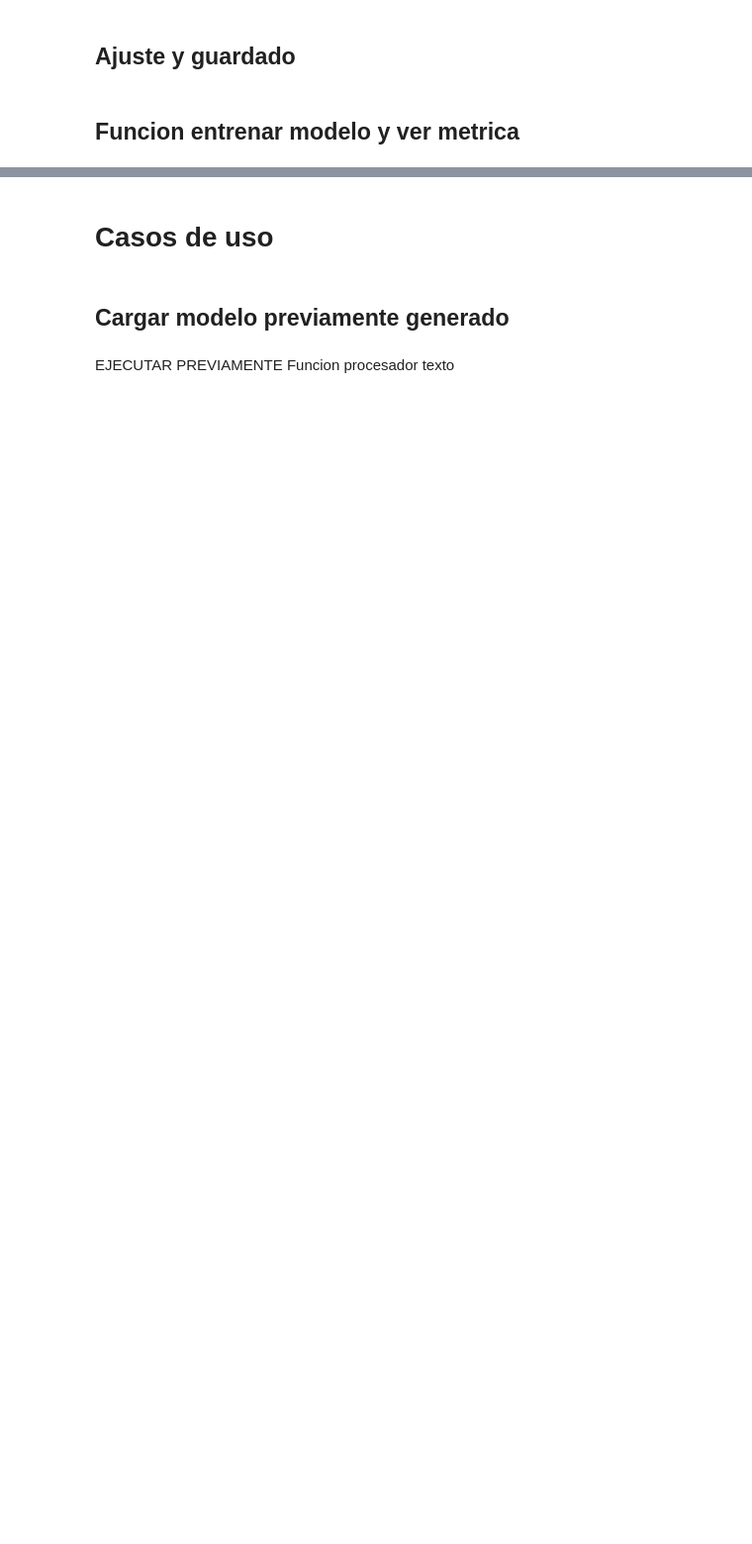
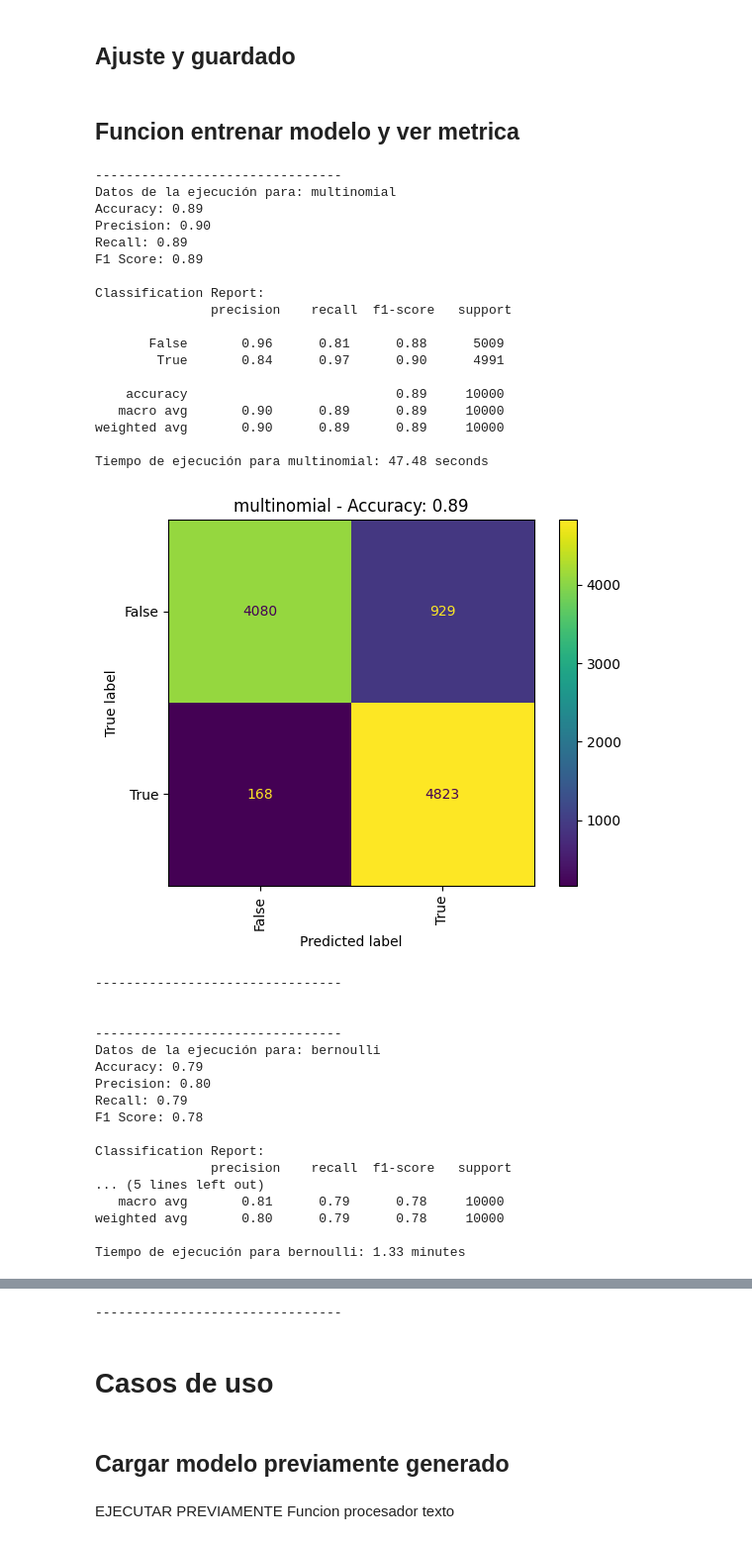
Before and after one commit to victor-POL/Deteccion-Violencia-y-Tentativas-Suicidio-NLP, a Jupyter notebook: tentativa_suicidio/collabs/TP_Dataset_Suicide.ipynb, the cells around one changed output, grey strips where cells are left out. Shown at 99% size. Cells and saved outputs as stored; diff of their text form; code cells hidden in the pictures; blank space fills up the shorter version.

Commit message:
Modelo suicidio entrenado 50k version final

```diff
--- a/tentativa_suicidio/collabs/TP_Dataset_Suicide.ipynb
+++ b/tentativa_suicidio/collabs/TP_Dataset_Suicide.ipynb
@@ -190,8 +226,7 @@ from sklearn.model_selection import train_test_split
 
 X_train, X_test, y_train, y_test = train_test_split(dataframe[columna_texto],
                                                     dataframe[columna_clasificacion],
-                                                    test_size=0.20, random_state=0,
-                                                    stratify=dataframe[columna_clasificacion])
+                                                    test_size=0.20, random_state=0)
 
 count_vectorizer = CountVectorizer(analyzer=preprocessing_function, binary=True)
 
@@ -225,11 +260,13 @@ def test(clf, nombreModelo):
   else:
     execution_time_str = "{:.2f} seconds".format(execution_time)
 
+  print("Datos de la ejecución para: " + nombreModelo)
   print(f"Accuracy: {accuracy:.2f}")
   print(f"Precision: {precision:.2f}")
   print(f"Recall: {recall:.2f}")
   print(f"F1 Score: {f1:.2f}")
   print("\nClassification Report:\n", classification_report(y_test, y_pred))
+  print(f"Tiempo de ejecución para {nombreModelo}: {execution_time_str}")
 
   disp = ConfusionMatrixDisplay.from_estimator(
         clf, X_test_vectorized.toarray(), y_test,  xticks_rotation="vertical"
@@ -240,33 +277,70 @@ def test(clf, nombreModelo):
   # disp.plot()
   plt.show()
 
-  return disp, execution_time_str
+  return disp
 # %%
 # MODIFICAR ESTOS PARAMETROS PARA EL GUARDADO
 # --------------------------------------------------------
 # Colocar en true el modelo que se desea entrenar
 modelos_disponibles = {
-    Modelos.LOGISTIC_REGRESSION.value : True,
-    Modelos.DECISION_TREE.value: True,
     Modelos.MULTINOMIAL.value: True,
     Modelos.BERNOULLI.value: True,
     Modelos.GAUSIAN.value: True,
+    Modelos.LOGISTIC_REGRESSION.value : True,
+    Modelos.DECISION_TREE.value: True,
 }
 path_base_modelo = '/content/' if is_running_on_colab() else '..\\entrenados\\'
 # --------------------------------------------------------
 
 cant_entrenada_str = "{:.0f}".format(cant_importada/1000) + 'k'
 
 for nombreModelo, entrenar in modelos_disponibles.items():
     if entrenar:
+        print("\n--------------------------------")
         modelToTrain = select_model_to_train(nombreModelo)
-        disp, execution_time_str = test(modelToTrain, nombreModelo)
-        print(f"Tiempo de ejecución para {nombreModelo}: {execution_time_str}")
+        test(modelToTrain, nombreModelo)
 
         path_modelo = path_base_modelo + nombreModelo + '_' + cant_entrenada_str
         joblib.dump(modelToTrain, path_modelo +  '_model.pkl')
         joblib.dump(count_vectorizer, path_modelo + '_vector.pkl')
         modelToTrain = None
     else:
         print(f"Modelo {nombreModelo} no entrenado")
-    print("--------------------------------")
+    print("--------------------------------\n")
+# %% [output]
+--------------------------------
+Datos de la ejecución para: multinomial
+Accuracy: 0.89
+Precision: 0.90
+Recall: 0.89
+F1 Score: 0.89
+
+Classification Report:
+               precision    recall  f1-score   support
+
+       False       0.96      0.81      0.88      5009
+        True       0.84      0.97      0.90      4991
+
+    accuracy                           0.89     10000
+   macro avg       0.90      0.89      0.89     10000
+weighted avg       0.90      0.89      0.89     10000
+
+Tiempo de ejecución para multinomial: 47.48 seconds
+[figure, added]
+--------------------------------
+
+
+--------------------------------
+Datos de la ejecución para: bernoulli
+Accuracy: 0.79
+Precision: 0.80
+Recall: 0.79
+F1 Score: 0.78
+
+Classification Report:
+               precision    recall  f1-score   support
+... (5 lines left out)
+   macro avg       0.81      0.79      0.78     10000
+weighted avg       0.80      0.79      0.78     10000
+
+Tiempo de ejecución para bernoulli: 1.33 minutes
@@ -273,3 +402,4 @@ for nombreModelo, entrenar in modelos_disponibles.items():
+--------------------------------
 # %% [markdown]
 # Casos de uso
 # %% [markdown]
```
Also changed, not shown: parts of 32 cells of this notebook, 23 other files.
